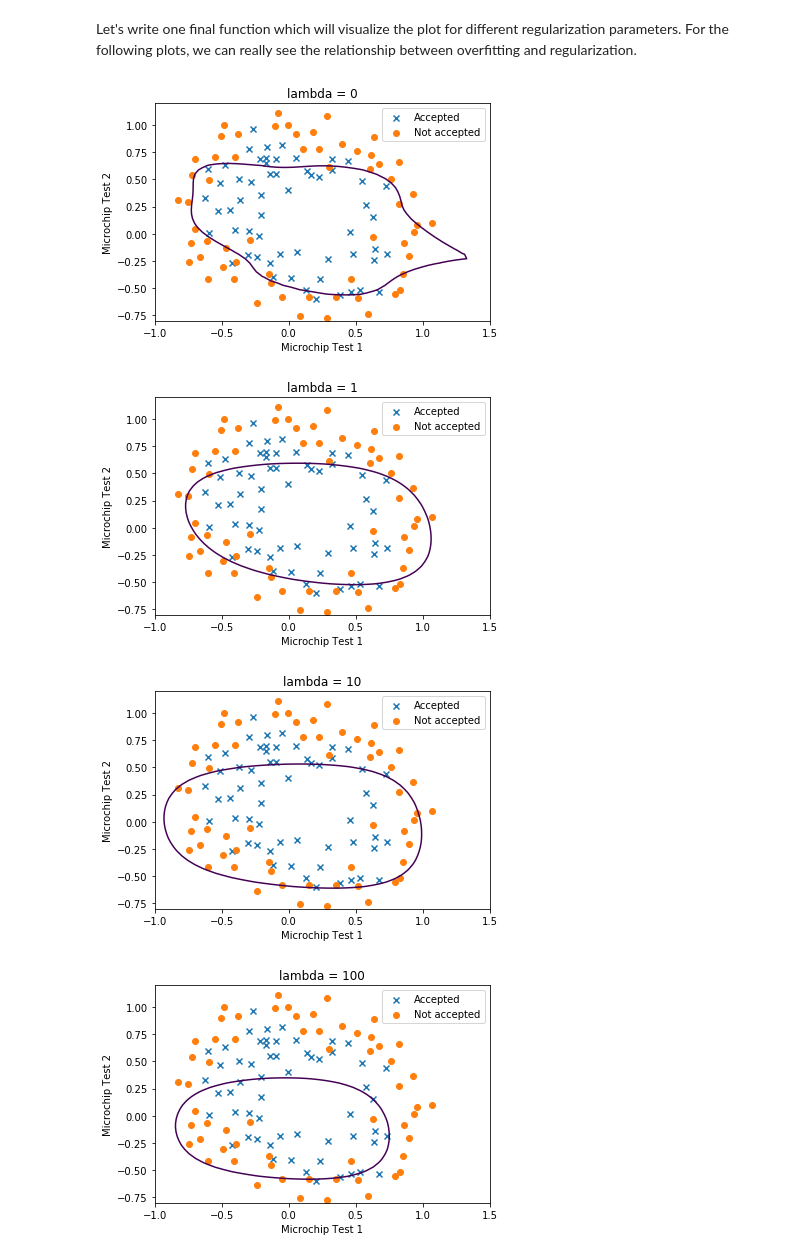
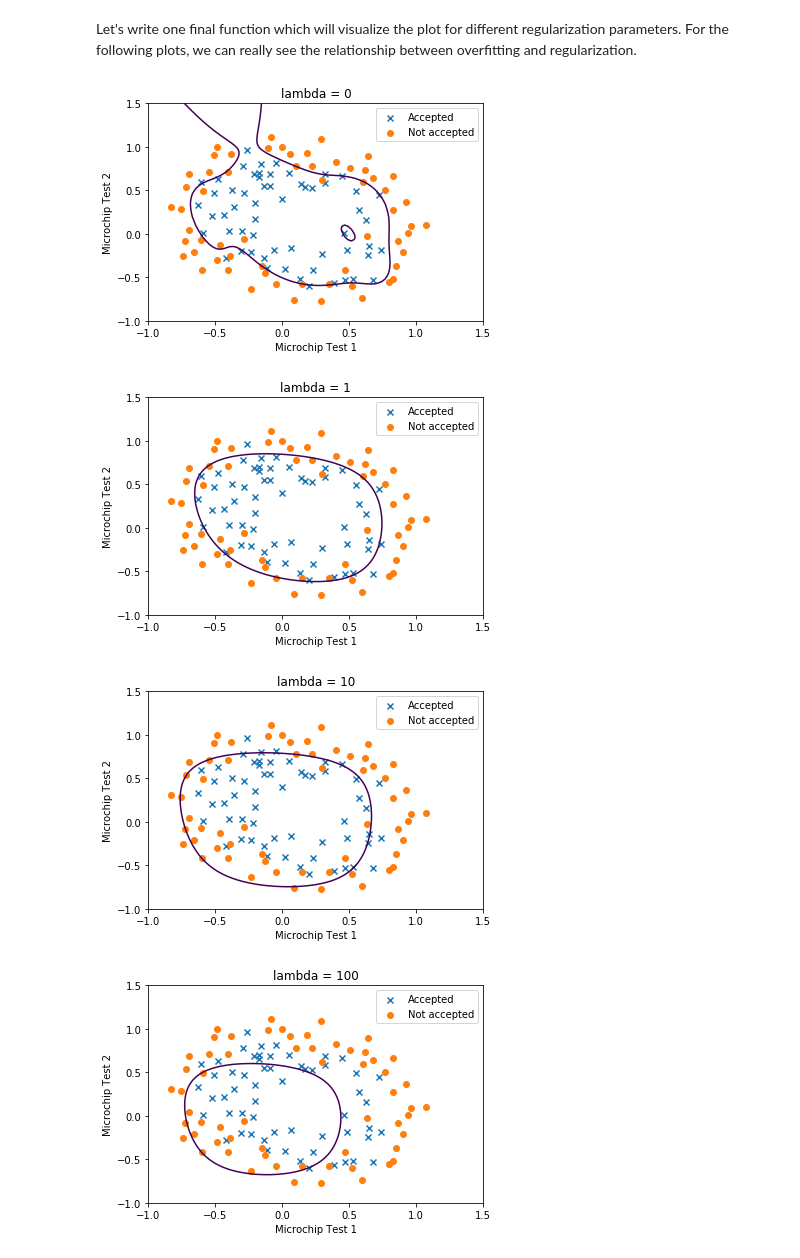
Before and after one commit to esywang/ML_Tutorials, a Jupyter notebook: ex3_LogRgr/Log_Regr_Tut2.ipynb, the cells around one changed output. Drawn from its saved outputs; the diff is of its cells as text; code cells hidden in the pictures.

```diff
--- a/ex3_LogRgr/Log_Regr_Tut2.ipynb
+++ b/ex3_LogRgr/Log_Regr_Tut2.ipynb
@@ -143,7 +144,7 @@ def regularizedCost(theta,X,y,lamda):
     m = len(y)
     h = sigmoidMatrix(X*theta.T)
 
-    reg_term = lamda*np.sum(np.square(theta_with_0_as_first)) / (2*m)
+    reg_term = (lamda/(2*m))* np.sum(np.square(theta[1:]))
 
     cost = (-y.T * np.log(h) - (1-y).T * np.log(1-h))/m + reg_term
     return cost[0,0]
@@ -201,6 +208,9 @@ with theta = 1, lambda = 10:
 Seems like all the values line up as indicated in the assignment. Using scipy's optimization methods, we can see the minimum computed cost and the fitted theta values below.
 # %%
 # note that lamda = 10, theta = ones
+
+theta = np.zeros(transformedX_data.shape[1])
+print(theta)
 
 from scipy.optimize import fmin_tnc
 minimum = fmin_tnc(func=regularizedCost, x0=theta, fprime=regularizedGradient, args=(transformedX_data, y_data, lamda))
@@ -222,8 +234,8 @@ First 6 fitted THETA parameters:
 # %% [markdown]
 Finally, we are going to visualize all the hard work we've done so far! Visualization is tricky because the decision boundary is non-linear and our polynomial is pretty sophisticated. The way to do this is to show only one level on a contour plot.
 # %%
-u = np.linspace(-1, 1, 50)
-v = np.linspace(-1, 1, 50)
+u = np.linspace(-1, 1, 100)
+v = np.linspace(-1, 1, 100)
 
 def mapZ(u,v,theta):
     poly = PolynomialFeatures(degree=6)
@@ -231,7 +243,7 @@ def mapZ(u,v,theta):
 
     for i in range(len(u)):
         for j in range(len(v)):
-            fitted = poly.fit_transform([[u[i],v[j]]])
+            fitted = poly.fit_transform([[u[j],v[i]]])
             fitWithTheta = fitted * theta.T
             z[i,j] = fitWithTheta
     return z
@@ -243,6 +255,6 @@ plt.scatter(notAcceptedTest1, notAcceptedTest2, marker='o', label="Not accepted"
 plt.legend()
 plt.xlabel("Microchip Test 1")
 plt.ylabel("Microchip Test 2")
-plt.contour(u,v,z,0)
+plt.contour(u,v,z,[0])
 plt.show()
 # %% [output]
@@ -254,37 +266,37 @@ def finalLogRegAndVisualize(X,y,lamda):
 
     poly = PolynomialFeatures(degree=6)
     transformedX_data = poly.fit_transform(X) # mapping features to polynomial degree 6
 
-    theta = np.ones(transformedX_data.shape[1]) # doesn't matter if theta is initialized as 0s or 1s
+    theta = np.zeros(transformedX_data.shape[1]) # doesn't matter if theta is initialized as 0s or 1s
     minimum = fmin_tnc(func=regularizedCost, x0=theta, fprime=regularizedGradient
                        , args=(transformedX_data, y, lamda))
     fitted_theta = np.matrix(minimum[0])
 
     #print(regularizedCost(minimum[0],transformedX_data,y,lamda))
 
     # visualization
-    u = np.linspace(-1, 1.5, 50)
-    v = np.linspace(-0.8, 1.2, 50)
+    u = np.linspace(-1, 1.5, 100)
+    v = np.linspace(-1, 1.5, 100)
 
     z = mapZ(u,v,fitted_theta)
 
     plt.scatter(acceptedTest1, acceptedTest2, marker='x', label="Accepted")
     plt.scatter(notAcceptedTest1, notAcceptedTest2, marker='o', label="Not accepted")
     plt.legend()
     plt.xlabel("Microchip Test 1")
     plt.ylabel("Microchip Test 2")
     plt.contour(u,v,z,0)
     plt.title("lambda = " + str(lamda))
     plt.show()
 
     return
 
 finalLogRegAndVisualize(X_data, y_data, 0) # overfit
 finalLogRegAndVisualize(X_data, y_data, 1) # normal
 finalLogRegAndVisualize(X_data, y_data, 10) # slightly underfit? (you can decide)
 finalLogRegAndVisualize(X_data, y_data, 100) # underfit
 # %% [output]
-[figure, old version]
+[figure, new version]
-[figure, old version]
+[figure, new version]
-[figure, old version]
+[figure, new version]
-[figure, old version]
+[figure, new version]
```
Also changed, not shown: parts of 10 cells of this notebook.
